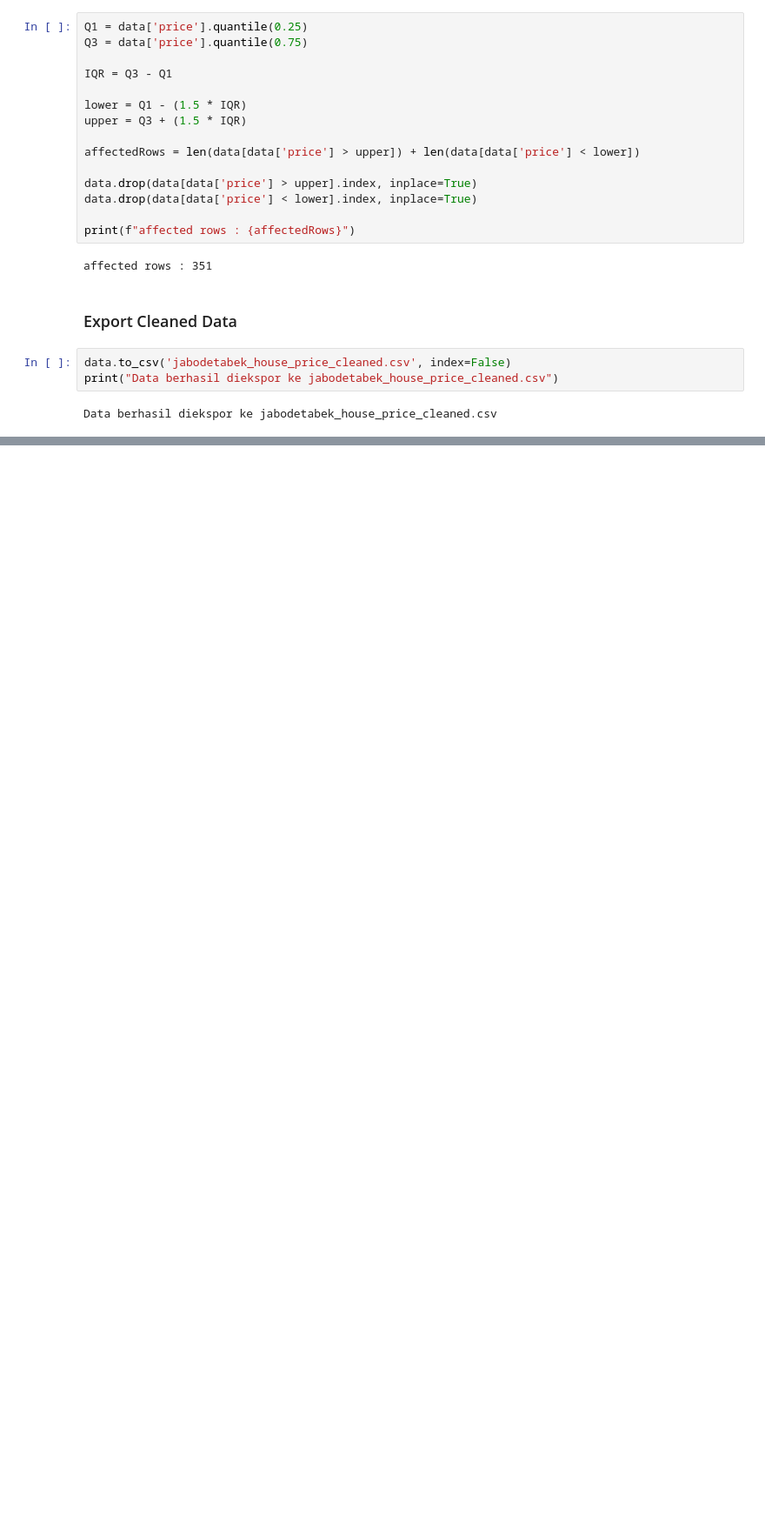
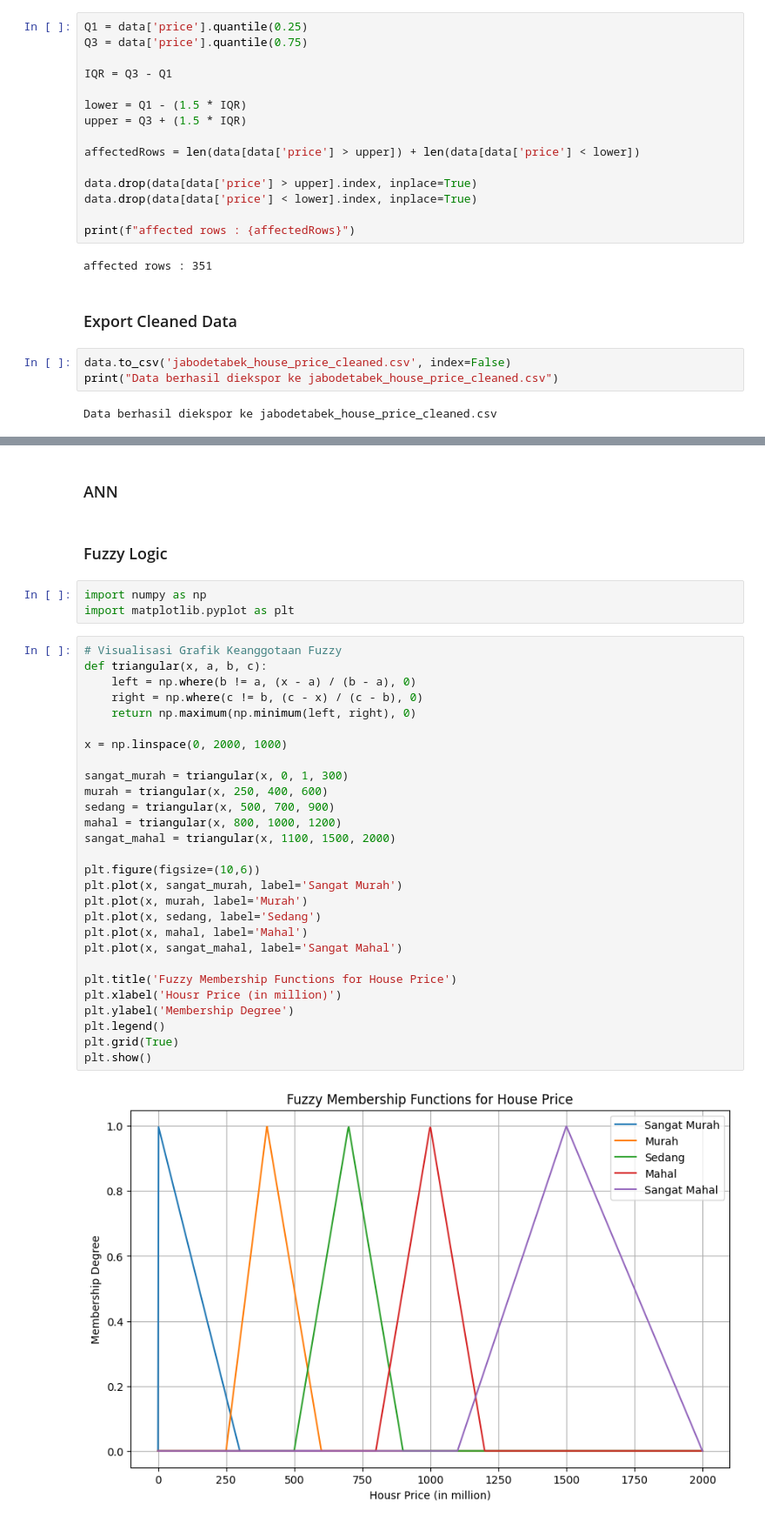
Before and after one commit to MuhGhifari/Prediksi-Harga-Rumah-Jabodetabek, a Jupyter notebook: PrediksiHargaRumahJabodetabek.ipynb, the cells around one changed output, grey strips where cells are left out. Shown at 87% size. Cells and saved outputs as stored; diff of their text form; blank space fills up the shorter version.

Commit message:
Tambah Model Fuzzy Logic

```diff
--- a/PrediksiHargaRumahJabodetabek.ipynb
+++ b/PrediksiHargaRumahJabodetabek.ipynb
@@ -301,0 +316,37 @@ Data berhasil diekspor ke jabodetabek_house_price_cleaned.csv
+# %% [markdown]
+### ANN
+# %% [markdown]
+### Fuzzy Logic
+# %%
+import numpy as np
+import matplotlib.pyplot as plt
+# %%
+# Visualisasi Grafik Keanggotaan Fuzzy
+def triangular(x, a, b, c):
+    left = np.where(b != a, (x - a) / (b - a), 0)
+    right = np.where(c != b, (c - x) / (c - b), 0)
+    return np.maximum(np.minimum(left, right), 0)
+
+x = np.linspace(0, 2000, 1000)
+
+sangat_murah = triangular(x, 0, 1, 300)
+murah = triangular(x, 250, 400, 600)
+sedang = triangular(x, 500, 700, 900)
+mahal = triangular(x, 800, 1000, 1200)
+sangat_mahal = triangular(x, 1100, 1500, 2000)
+
+plt.figure(figsize=(10,6))
+plt.plot(x, sangat_murah, label='Sangat Murah')
+plt.plot(x, murah, label='Murah')
+plt.plot(x, sedang, label='Sedang')
+plt.plot(x, mahal, label='Mahal')
+plt.plot(x, sangat_mahal, label='Sangat Mahal')
+
+plt.title('Fuzzy Membership Functions for House Price')
+plt.xlabel('Housr Price (in million)')
+plt.ylabel('Membership Degree')
+plt.legend()
+plt.grid(True)
+plt.show()
+# %% [output]
+[figure, added]
```
Also changed, not shown: parts of 7 cells of this notebook.
